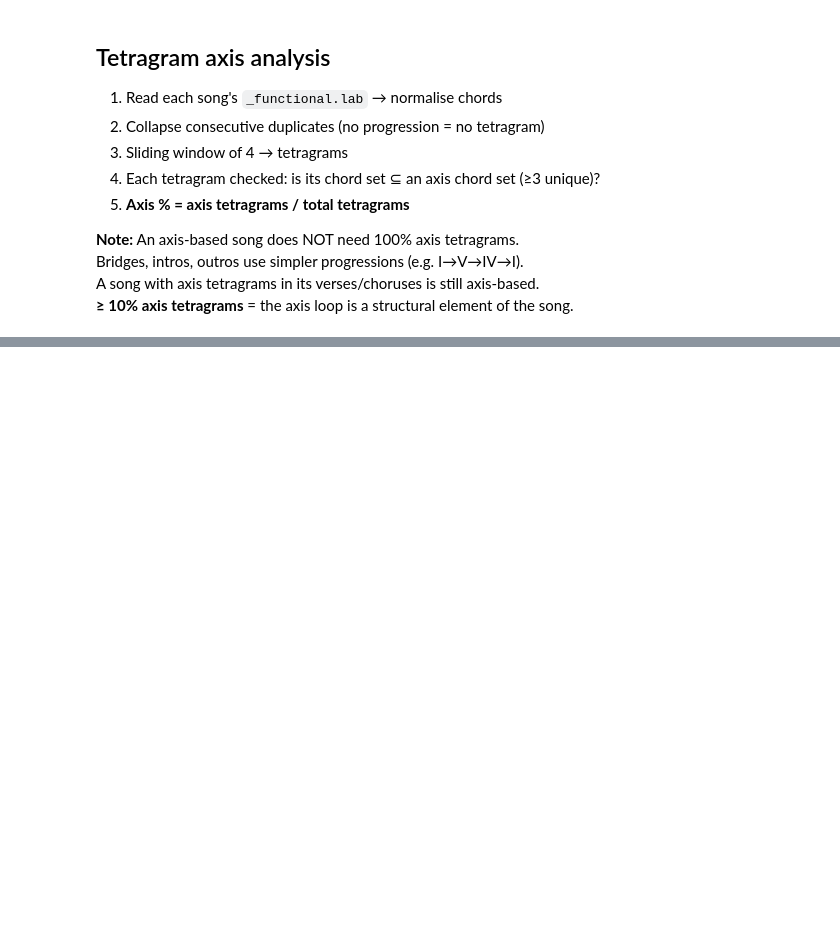
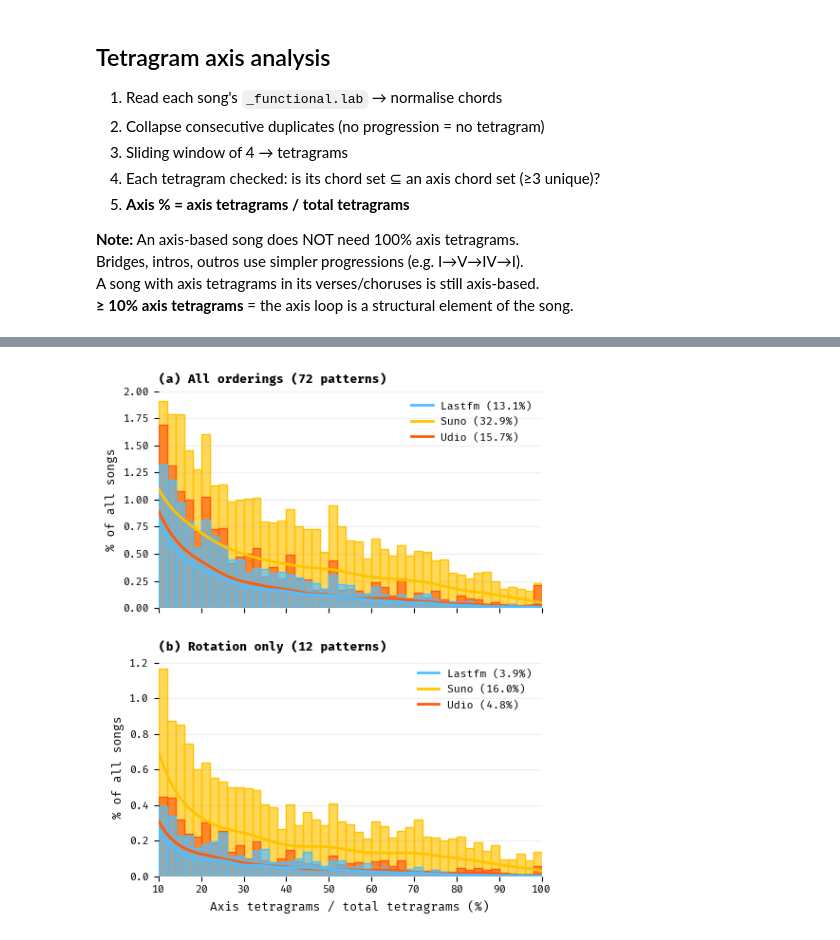
Before and after one commit to Dazzid/Aimir_Structure, a Jupyter notebook: src/05_axe_chords.ipynb, the cells around one changed output, grey strips where cells are left out. Drawn from its saved outputs; the diff is of its cells as text; code cells hidden in the pictures; blank space fills up the shorter version.

```diff
--- a/src/05_axe_chords.ipynb
+++ b/src/05_axe_chords.ipynb
@@ -1396,0 +708,100 @@ print('the axis chords in canonical loop order 54% of the time vs 36% (Lastfm).'
+# %%
+# ── P-TRIGRAM VARIANT (scan + distribution figure) ──
+# Same axis sets and plotting as the tetragram cells above; the ONLY difference is the
+# window filter: first-3 distinct AND last-3 distinct (p-trigram pair windowing).
+import matplotlib.colors as mcolors
+import itertools
+from collections import Counter
+from scipy.stats import gaussian_kde
+
+_CANON_P = {'major': ('I', 'V', 'vi', 'IV'),
+            'minor': ('i', 'bVI', 'III', 'bVII'),
+            'mvar':  ('i', 'bVI', 'bIII', 'bVII')}
+_CANON_P = {k: tuple(normalize_chord(c) for c in v) for k, v in _CANON_P.items()}
+_ROT_P, _PERM_SETS_P = set(), set()
+for _c in _CANON_P.values():
+    _c = list(_c)
+    _ROT_P |= {tuple(_c[i:] + _c[:i]) for i in range(4)}
+    _PERM_SETS_P.add(frozenset(_c))
+
+rate_perm_ptri, rate_rot_ptri = {}, {}
+window_counts_ptri = {c: Counter() for c in COLLECTIONS}
+for col in COLLECTIONS:
+    _perm, _rot = [], []
+    root = os.path.join(BASE_DIR, col)
+    for sid in sorted(os.listdir(root)):
+        sd = os.path.join(root, sid)
+        fp = os.path.join(sd, f'{sid}_functional.lab')
+        if not os.path.isdir(sd) or not os.path.isfile(fp):
+            continue
+        cps = collapse_repeats(parse_functional_lab(fp))
+        wins = [tuple(cps[i:i+4]) for i in range(len(cps) - 3)
+                if len(set(cps[i:i+3])) == 3 and len(set(cps[i+1:i+4])) == 3]
+        if not wins:
+            continue
+        mp = mr = 0
+        for w in wins:
+            if w in _ROT_P:
+                window_counts_ptri[col]['rotation'] += 1
+                mp += 1; mr += 1
+            elif len(set(w)) == 4 and frozenset(w) in _PERM_SETS_P:
+                window_counts_ptri[col]['nonrot_inset'] += 1
+                mp += 1
+            else:
+                window_counts_ptri[col]['outset'] += 1
+        _perm.append(mp / len(wins) * 100)
+        _rot.append(mr / len(wins) * 100)
+    rate_perm_ptri[col] = np.array(_perm)
+    rate_rot_ptri[col]  = np.array(_rot)
+
+# --- plot (identical styling to the tetragram distribution figure) ---
+_LBL  = {'lastfm': 'Lastfm', 'suno': 'Suno', 'udio': 'Udio'}
+_BW   = BW if 'BW' in globals() else 0.15
+_BINS = np.arange(10, 102, 2)
+_XS   = np.linspace(10, 100, 300)
+_DRAW = ['suno', 'udio', 'lastfm']
+_RATES_P = {'perm': rate_perm_ptri, 'rot': rate_rot_ptri}
+
+fig, axes = plt.subplots(2, 1, figsize=(5, 6), sharex=True)
+for ax, (key, title) in zip(
+        axes,
+        [('perm', '(a) All orderings (72 patterns)'),
+         ('rot',  '(b) Rotation only (12 patterns)')]):
+    line_by_col, label_by_col = {}, {}
+    for col in _DRAW:
+        r      = _RATES_P[key][col]
+        disp   = r[r >= 10]
+        allpos = r[r > 0]
+        n_all  = len(r)
+        frac_disp = len(disp) / n_all
+        frac_kde  = len(allpos) / n_all
+        w = np.ones_like(disp) / n_all * 100
+        ax.hist(disp, bins=_BINS, weights=w,
+                facecolor=mcolors.to_rgba(colors[col], alpha=0.65),
+                edgecolor=colors[col], linewidth=1.0)
+        if len(allpos) >= 2:
+            kde = gaussian_kde(allpos, bw_method=_BW)
+            lbl = f'{_LBL[col]} ({frac_disp * 100:.1f}%)'
+            line, = ax.plot(_XS, kde(_XS) * frac_kde * 100, color=colors[col],
+                            linewidth=2.0)
+            line_by_col[col] = line
+            label_by_col[col] = lbl
+    ax.set_ylabel('% of all songs', fontsize=9)
+    ax.set_xlim(10, 100)
+    ax.set_title(title, fontsize=9, fontweight='bold', loc='left')
+    ax.grid(True, axis='y', alpha=0.2)
+    for spine in ax.spines.values():
+        spine.set_visible(False)
+    _ord = [c for c in ['lastfm', 'suno', 'udio'] if c in line_by_col]
+    ax.tick_params(labelsize=8)
+    ax.legend([line_by_col[c] for c in _ord], [label_by_col[c] for c in _ord],
+              fontsize=8, frameon=False)
+axes[1].set_xlabel('Axis tetragrams / total tetragrams (%)', fontsize=9)
+plt.tight_layout(h_pad=2.0)
+os.makedirs('/workspace/Figures', exist_ok=True)
+plt.savefig('/workspace/Figures/tetragram_axis_distribution_ptri.png', dpi=300, bbox_inches='tight')
+plt.savefig('/workspace/Figures/tetragram_axis_distribution_ptri.pdf', bbox_inches='tight')
+plt.show()
+print('saved -> /workspace/Figures/tetragram_axis_distribution_ptri.{png,pdf}')
+# %% [output]
+[figure, added]
```
Also changed, not shown: parts of 17 cells of this notebook, 18 other files.
